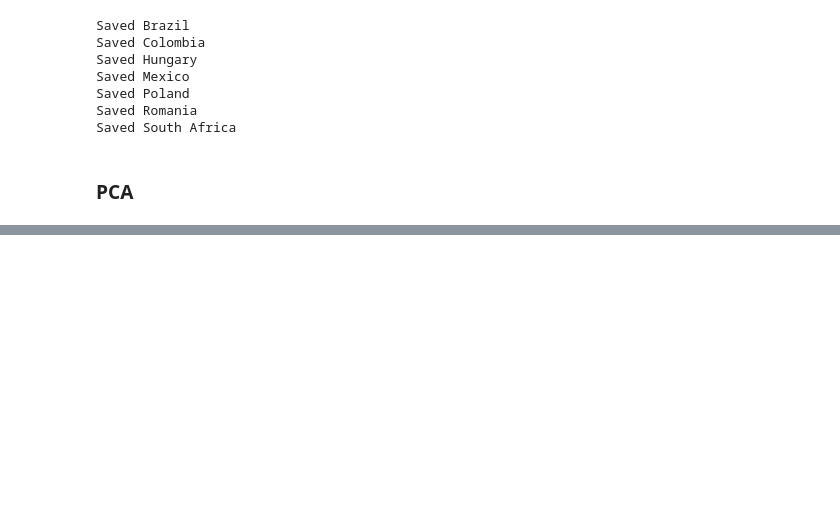
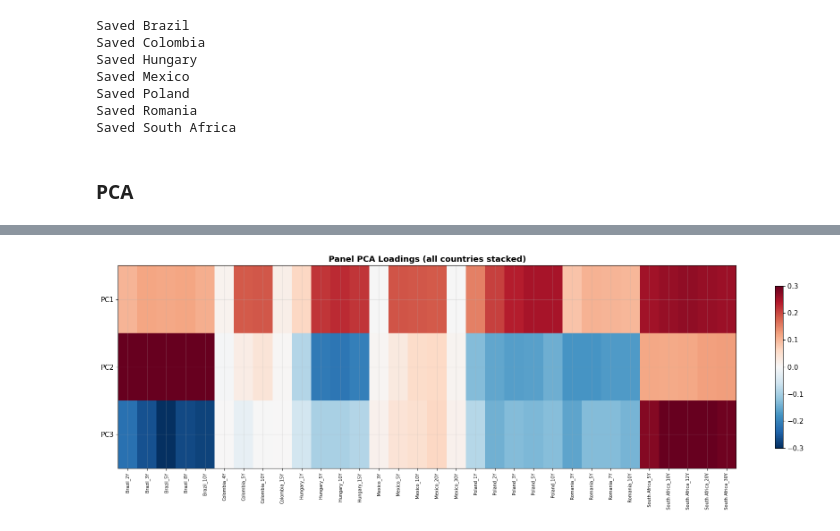
Before and after one commit to NicolasHY/Fixed-Income-Analytics, a Jupyter notebook: main.ipynb, the cells around one changed output, grey strips where cells are left out. Saved outputs shown, nothing was run; the diff lists cells and outputs as text; code cells hidden in the pictures; blank space fills up the shorter version.

```diff
--- a/main.ipynb
+++ b/main.ipynb
@@ -123,0 +384,19 @@ Saved South Africa
+# %%
+fig, ax = plt.subplots(figsize=(18, 6))
+loadings_panel = pd.DataFrame(
+    pca_panel.components_[:3].T,
+    index=panel_dy.columns,
+    columns=["PC1", "PC2", "PC3"],
+)
+im = ax.imshow(loadings_panel.T.values, aspect="auto", cmap="RdBu_r", vmin=-0.3, vmax=0.3)
+ax.set_yticks(range(3))
+ax.set_yticklabels(loadings_panel.columns)
+ax.set_xticks(range(len(loadings_panel.index)))
+ax.set_xticklabels(loadings_panel.index, rotation=90, fontsize=7)
+plt.colorbar(im, ax=ax, shrink=0.8)
+ax.set_title("Panel PCA Loadings (all countries stacked)", fontweight="bold")
+fig.tight_layout()
+plt.savefig("data/output/pca_panel_loadings.png", dpi=150, bbox_inches="tight")
+plt.show()
+# %% [output]
+[figure, added]
```
Also changed, not shown: parts of 16 cells of this notebook, 18 other files.
